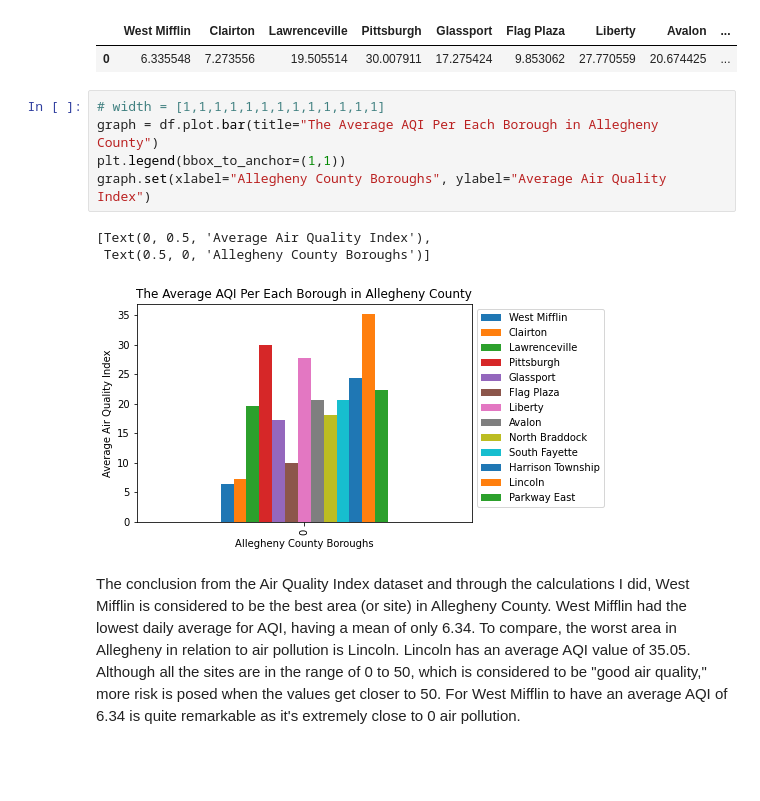
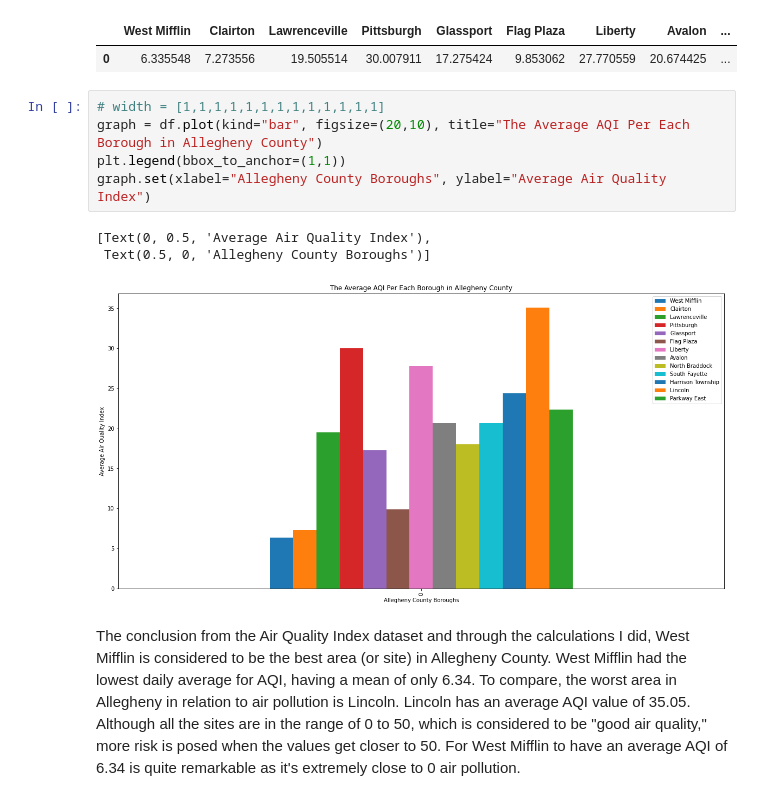
Before and after one commit to nikhitavys/Big-Ideas-Final-Project, a Jupyter notebook: Final-Report.ipynb, the cells around one changed output. Cells and saved outputs as stored; diff of their text form; blank space fills up the shorter version.

```diff
--- a/Final-Report.ipynb
+++ b/Final-Report.ipynb
@@ -397,13 +397,13 @@ df
 | 0 | 6.335548 | 7.273556 | 19.505514 | 30.007911 | 17.275424 | 9.853062 | 27.770559 | 20.674425 | ... |
 # %%
 # width = [1,1,1,1,1,1,1,1,1,1,1,1,1]
-graph = df.plot.bar(title="The Average AQI Per Each Borough in Allegheny County")
+graph = df.plot(kind="bar", figsize=(20,10), title="The Average AQI Per Each Borough in Allegheny County")
 plt.legend(bbox_to_anchor=(1,1))
 graph.set(xlabel="Allegheny County Boroughs", ylabel="Average Air Quality Index")
 # %% [output]
 [Text(0, 0.5, 'Average Air Quality Index'),
  Text(0.5, 0, 'Allegheny County Boroughs')]
-[figure, old version]
+[figure, new version]
 # %% [markdown]
 The conclusion from the Air Quality Index dataset and through the calculations I did, West Mifflin is considered to be the best area (or site) in Allegheny County. West Mifflin had the lowest daily average for AQI, having a mean of only 6.34. To compare, the worst area in Allegheny in relation to air pollution is Lincoln. Lincoln has an average AQI value of 35.05. Although all the sites are in the range of 0 to 50, which is considered to be "good air quality," more risk is posed when the values get closer to 50. For West Mifflin to have an average AQI of 6.34 is quite remarkable as it's extremely close to 0 air pollution.
 # %% [markdown]
```
Also changed, not shown: parts of 23 cells of this notebook.
